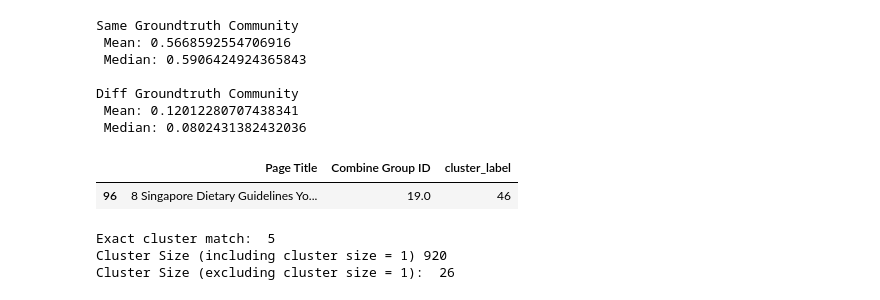
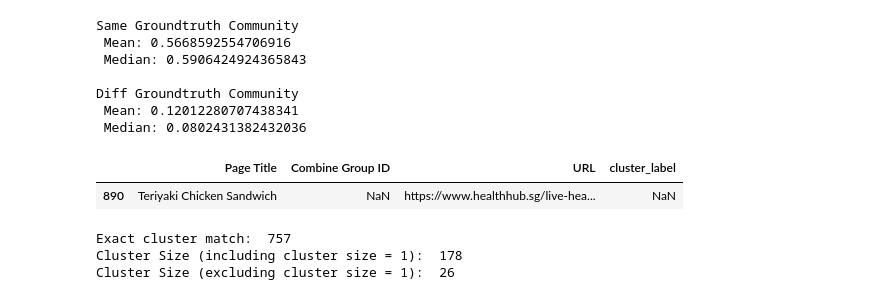
Before and after one commit to Synapxe-DNA/healthhub-content-optimization, a Jupyter notebook: notebooks/construct_graph.ipynb, the cells around one changed output. Cells and saved outputs as stored; diff of their text form; code cells hidden in the pictures.

Commit message:
Remove nodes with no cluster in ground truth

```diff
--- a/notebooks/construct_graph.ipynb
+++ b/notebooks/construct_graph.ipynb
@@ -27,9 +27,22 @@ OUTPUT_GRAPH_PATH = os.path.join(
     "outputs",
     f"{EMBEDDING_MODEL}_graph_",
 )
+
+OUTPUT_CSV_PATH = os.path.join(
+    "..",
+    "artifacts",
+    "outputs",
+    f"{EMBEDDING_MODEL}_graph_louvain_cluster.csv",
+)
+# %%
+INPUT_GROUNDTRUTH_PATH = os.path.join(
+    "..",
+    "data",
+    "Synapxe Content Prioritisation - Live Healthy_020724.xlsx",
+)
 # %%
-ground_truth = pd.read_excel('../data/Synapxe Content Prioritisation - Live Healthy_020724.xlsx', sheet_name=2)
-ground_truth = ground_truth[['Page Title','Combine Group ID']]
+ground_truth = pd.read_excel(INPUT_GROUNDTRUTH_PATH, sheet_name=2)
+ground_truth = ground_truth[['Page Title','Combine Group ID','URL']]
 # %%
 # Change cosine matrix to long format & keep only unique pairs
 
@@ -208,7 +221,8 @@ cosine_sim_df.index = cosine_sim_df['Page Title']
 cosine_sim_df.drop(columns=['Page Title'], inplace=True)
 
 thresh = round(same_group_median, 2)
-graph = construct_graph(ground_truth)
+ground_truth_nona = ground_truth[ground_truth['Combine Group ID'].notna()]
+graph = construct_graph(ground_truth_nona)
 graph = construct_edges(graph,cosine_sim_df,thresh)
 # %%
 output_file_path = os.path.join(OUTPUT_GRAPH_PATH + str(thresh).replace(".", "_"))
@@ -218,19 +232,19 @@ with open(output_file_path, 'wb') as f:
 # %%
 clusters = louvain_cluster(graph)
 cluster_mapping = {source: label for label, cluster in enumerate(clusters) for source in cluster}
 
 ground_truth['cluster_label'] = ground_truth['Page Title'].map(cluster_mapping)
-ground_truth.to_csv(f"../graph/{EMBEDDING_MODEL}/{EMBEDDING_MODEL}_graph_louvain_cluster.csv")
+ground_truth.to_csv(OUTPUT_CSV_PATH)
 ground_truth.sample(1)
 # %% [output]
-|  | Page Title | Combine Group ID | cluster_label |
-| 96 | 8 Singapore Dietary Guidelines Yo... | 19.0 | 46 |
+|  | Page Title | Combine Group ID | URL | cluster_label |
+| 890 | Teriyaki Chicken Sandwich | NaN | https://www.healthhub.sg/live-hea... | NaN |
 # %%
 exact_match = get_exact_match(ground_truth)
 print('Exact cluster match: ', exact_match)
-print('Cluster Size (including cluster size = 1)', len(clusters))
+print('Cluster Size (including cluster size = 1): ', len(clusters))
 print('Cluster Size (excluding cluster size = 1): ', len([clus for clus in clusters if len(clus)>1]))
 # %% [output]
-Exact cluster match:  5
-Cluster Size (including cluster size = 1) 920
+Exact cluster match:  757
+Cluster Size (including cluster size = 1):  178
 Cluster Size (excluding cluster size = 1):  26
```
